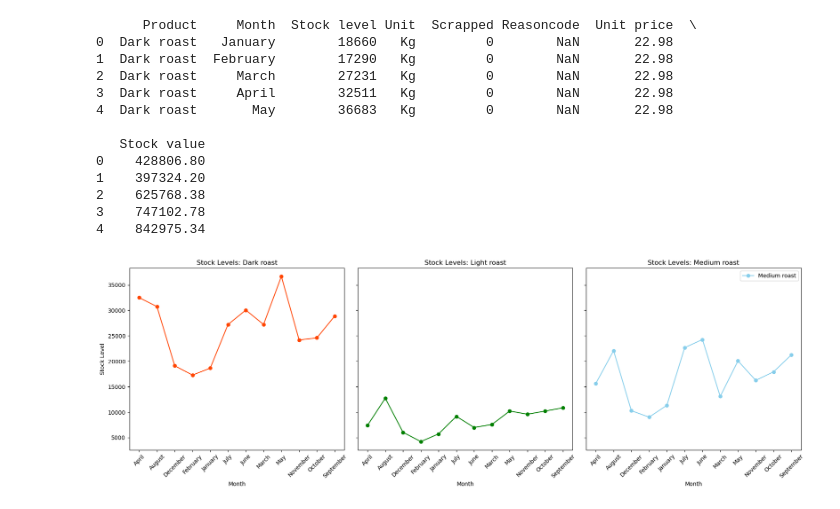
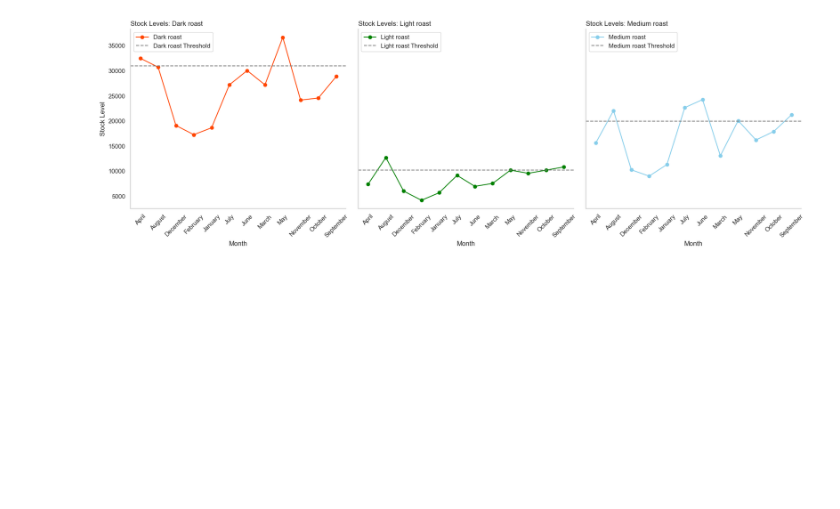
Before and after one commit to Yskria/T-04-Data-Visualisation, a Jupyter notebook: B2BStockvalue.ipynb, the cells around one changed output. Drawn from its saved outputs; the diff is of its cells as text; code cells hidden in the pictures; blank space fills up the shorter version.

```diff
--- a/B2BStockvalue.ipynb
+++ b/B2BStockvalue.ipynb
@@ -5,9 +5,6 @@ import matplotlib.pyplot as plt
 # Load the data from the specified sheet
 source_file = 'Bean there done that data.xlsx'
 bean_data = pd.read_excel(source_file, sheet_name='Inventory (finished product)')
-
-# Display the first few rows of the data to understand its structure
-print(bean_data.head())
 
 # Ensure the month column is recognized as categorical with the correct order
 month_order = ['January', 'February', 'March', 'April', 'May', 'June',
@@ -17,47 +14,49 @@ month_order = ['January', 'February', 'March', 'April', 'May', 'June',
 if 'Month' in bean_data.columns and 'Stock level' in bean_data.columns:
     # Group and aggregate stock data by month and product type
     stock_levels = bean_data.groupby(['Month', 'Product'])['Stock level'].sum().reset_index()
 
     # Ensure that months are in the correct order
     stock_levels['Month'] = pd.Categorical(stock_levels['Month'], categories=month_order, ordered=True)
 
     # Create a figure with 3 subplots (1 row, 3 columns)
     fig, axes = plt.subplots(1, 3, figsize=(18, 6), sharey=True)
 
     # Define colors for each product type
     colors = {'Dark roast': 'orangered', 'Medium roast': 'skyblue', 'Light roast': 'green'}
 
+    # Thresholds for each product
+    thresholds = {'Dark roast': 31000, 'Medium roast': 20000, 'Light roast': 10200}
+
     # Plot lines for each product type in separate subplots
     for ax, product in zip(axes, stock_levels['Product'].unique()):
         product_data = stock_levels[stock_levels['Product'] == product]
         ax.plot(product_data['Month'], product_data['Stock level'], marker='o', color=colors[product], label=product)
 
-        # Set labels and title for each subplot
+        # Draw the horizontal line for the stock level threshold
+        ax.axhline(y=thresholds[product], color='gray', linestyle='--', label=f'{product} Threshold')
+
+        # Disable the grid for each subplot
+        ax.grid(False)
+
+        # Remove the northern (top) and eastern (right) spines
+        ax.spines['top'].set_visible(False)
+        ax.spines['right'].set_visible(False)
+
+        # Set labels and title for each subplot, move title to top-left with loc='left'
         ax.set_xlabel('Month')
-        ax.set_title(f'Stock Levels: {product}')
+        ax.set_title(f'Stock Levels: {product}', loc='left')  # Move title to the top-left corner
         ax.tick_params(axis='x', rotation=45)  # Rotate month labels for better readability
+
+        # Move the legend to the top-left corner of each plot
+        ax.legend(loc='upper left')
 
     # Set a common y-label for all subplots
     axes[0].set_ylabel('Stock Level')
 
     # Show the combined plot
     plt.tight_layout()
-    plt.legend(loc='upper right')  # Move legend outside the plots for clarity
     plt.show()
 else:
     print("The required columns 'Month' and 'Stock level' are not found in the data.")
 # %% [output]
-      Product     Month  Stock level Unit  Scrapped Reasoncode  Unit price  \
-0  Dark roast   January        18660   Kg         0        NaN       22.98
-1  Dark roast  February        17290   Kg         0        NaN       22.98
-2  Dark roast     March        27231   Kg         0        NaN       22.98
-3  Dark roast     April        32511   Kg         0        NaN       22.98
-4  Dark roast       May        36683   Kg         0        NaN       22.98
-
-   Stock value
-0    428806.80
-1    397324.20
-2    625768.38
-3    747102.78
-4    842975.34
-[figure, old version]
+[figure, new version]
```
